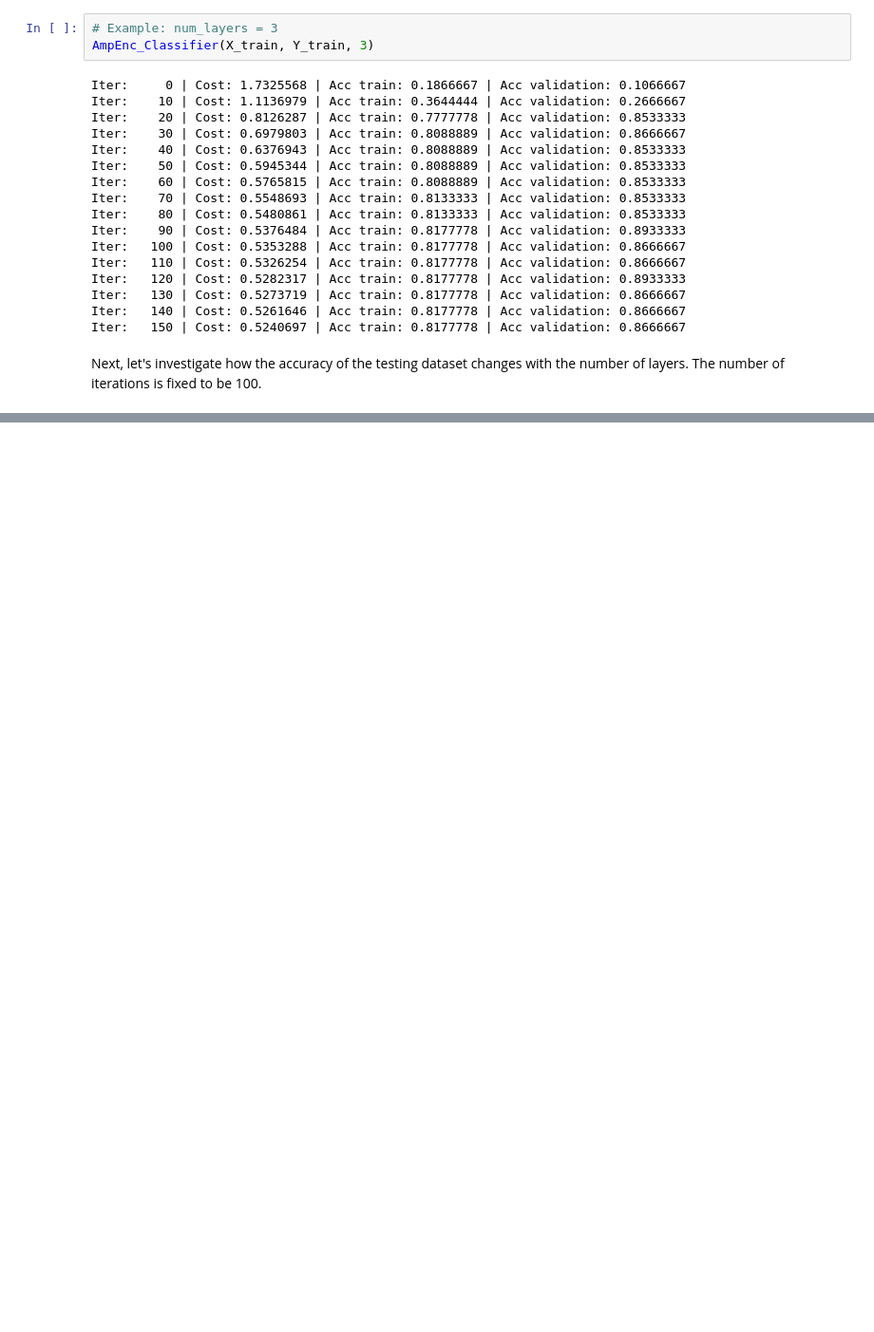
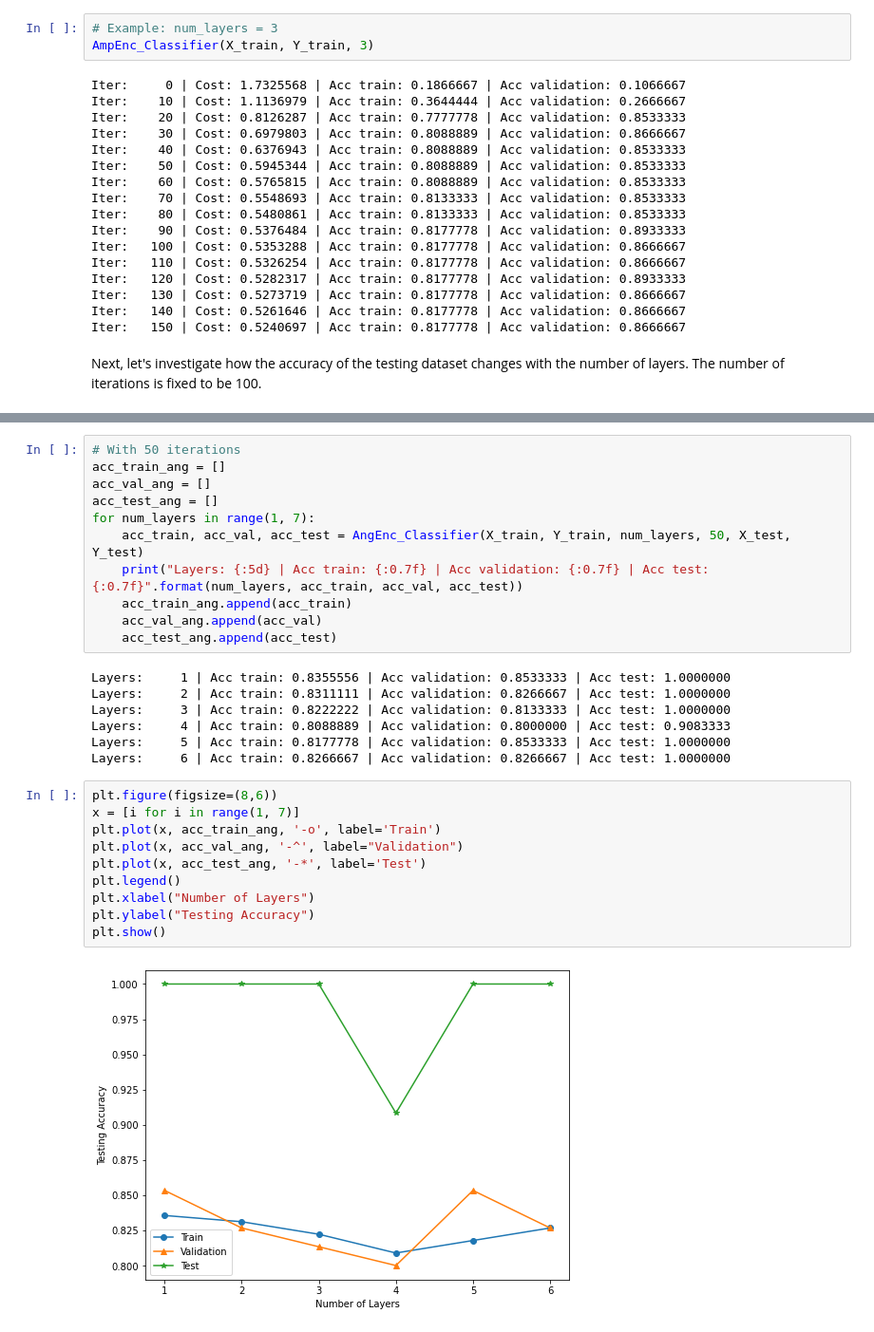
Before and after one commit to ruihao-li/QOSF-Screening-Task, a Jupyter notebook: encoding_and_classifier.ipynb, the cells around one changed output, grey strips where cells are left out. Shown at 95% size. Drawn from its saved outputs; the diff is of its cells as text; blank space fills up the shorter version.

```diff
--- a/encoding_and_classifier.ipynb
+++ b/encoding_and_classifier.ipynb
@@ -476,0 +355,30 @@ The performance with IQP encoding is similar to that of angle encoding, as IQP i
+# %%
+# With 50 iterations
+acc_train_ang = []
+acc_val_ang = []
+acc_test_ang = []
+for num_layers in range(1, 7):
+    acc_train, acc_val, acc_test = AngEnc_Classifier(X_train, Y_train, num_layers, 50, X_test, Y_test)
+    print("Layers: {:5d} | Acc train: {:0.7f} | Acc validation: {:0.7f} | Acc test: {:0.7f}".format(num_layers, acc_train, acc_val, acc_test))
+    acc_train_ang.append(acc_train)
+    acc_val_ang.append(acc_val)
+    acc_test_ang.append(acc_test)
+# %% [output]
+Layers:     1 | Acc train: 0.8355556 | Acc validation: 0.8533333 | Acc test: 1.0000000
+Layers:     2 | Acc train: 0.8311111 | Acc validation: 0.8266667 | Acc test: 1.0000000
+Layers:     3 | Acc train: 0.8222222 | Acc validation: 0.8133333 | Acc test: 1.0000000
+Layers:     4 | Acc train: 0.8088889 | Acc validation: 0.8000000 | Acc test: 0.9083333
+Layers:     5 | Acc train: 0.8177778 | Acc validation: 0.8533333 | Acc test: 1.0000000
+Layers:     6 | Acc train: 0.8266667 | Acc validation: 0.8266667 | Acc test: 1.0000000
+# %%
+plt.figure(figsize=(8,6))
+x = [i for i in range(1, 7)]
+plt.plot(x, acc_train_ang, '-o', label='Train')
+plt.plot(x, acc_val_ang, '-^', label="Validation")
+plt.plot(x, acc_test_ang, '-*', label='Test')
+plt.legend()
+plt.xlabel("Number of Layers")
+plt.ylabel("Testing Accuracy")
+plt.show()
+# %% [output]
+[figure, added]
```
Also changed, not shown: parts of 44 cells of this notebook.
